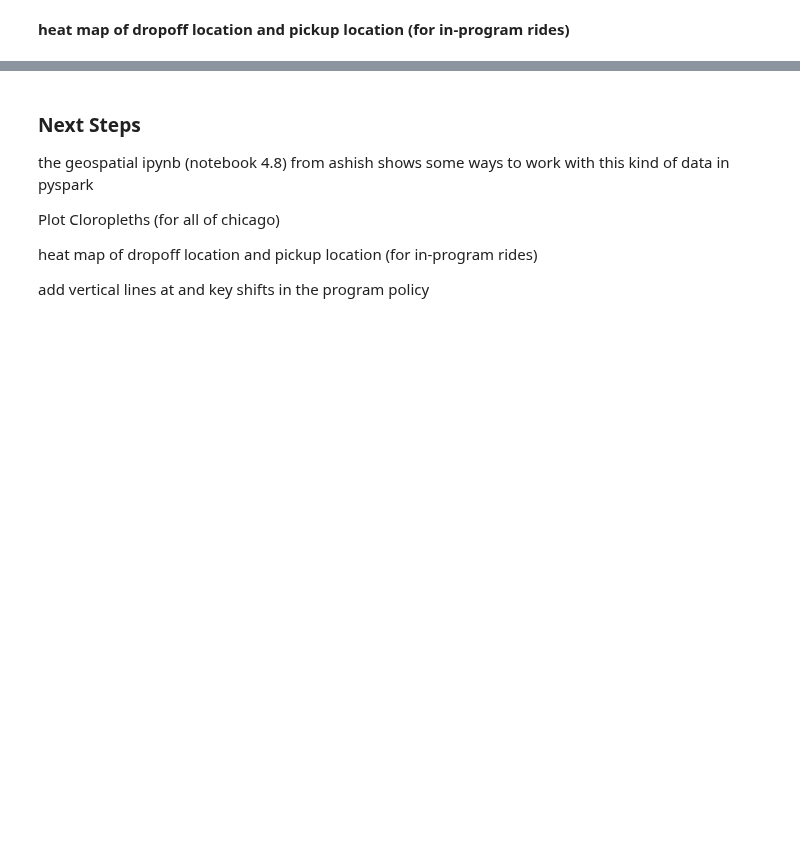
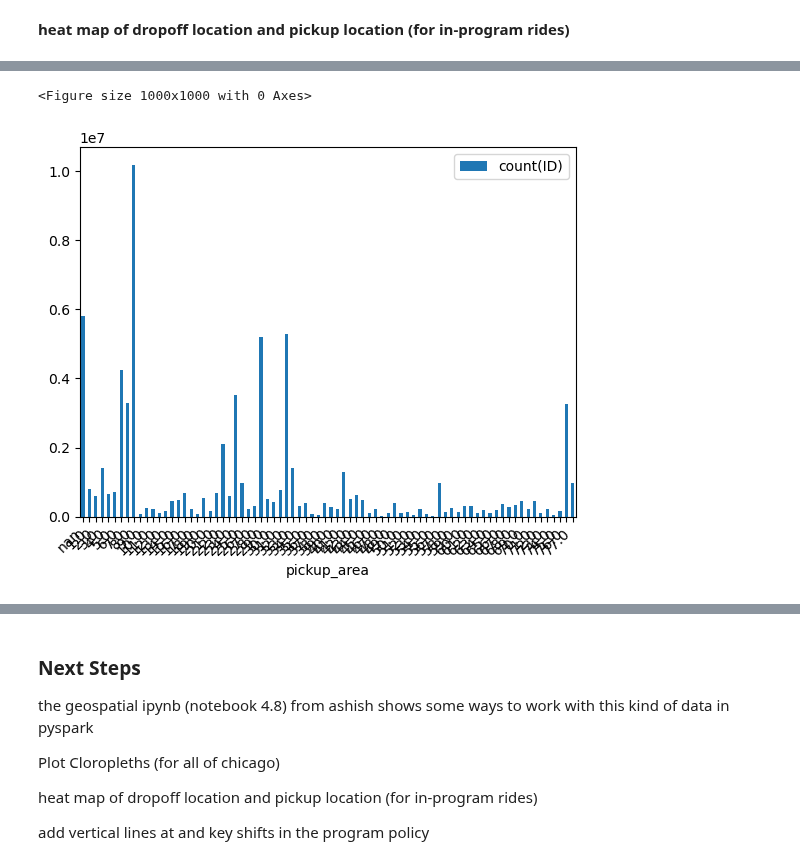
Before and after one commit to hvpachisia/uchicago-lyft-rideshare, a Jupyter notebook: eda_2022.ipynb, the cells around one changed output, grey strips where cells are left out. Drawn from its saved outputs; the diff is of its cells as text; code cells hidden in the pictures; blank space fills up the shorter version.

```diff
--- a/eda_2022.ipynb
+++ b/eda_2022.ipynb
@@ -373,0 +437,12 @@ chicago_map
+# %%
+df_total = df_2022.groupby("pickup_area").agg({'ID':'count'}).orderBy(F.col('pickup_area').asc()).toPandas()
+# %%
+%matplotlib inline
+plt.figure(figsize=(10, 10))
+ax = df_total.plot(x="pickup_area",y="count(ID)", kind='bar')
+plt.xticks(rotation=45, ha='right')
+plt.legend()
+plt.show()
+# %% [output]
+<Figure size 1000x1000 with 0 Axes>
+[figure, added]
```
Also changed, not shown: parts of 17 cells of this notebook.
